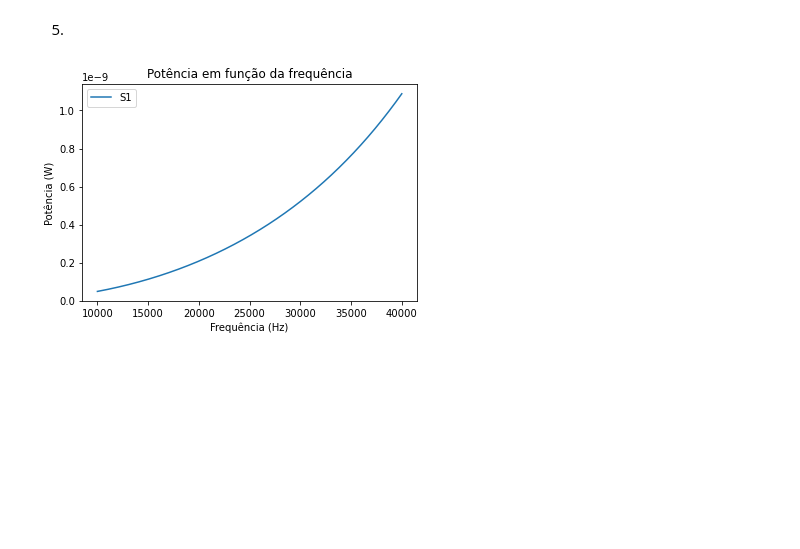
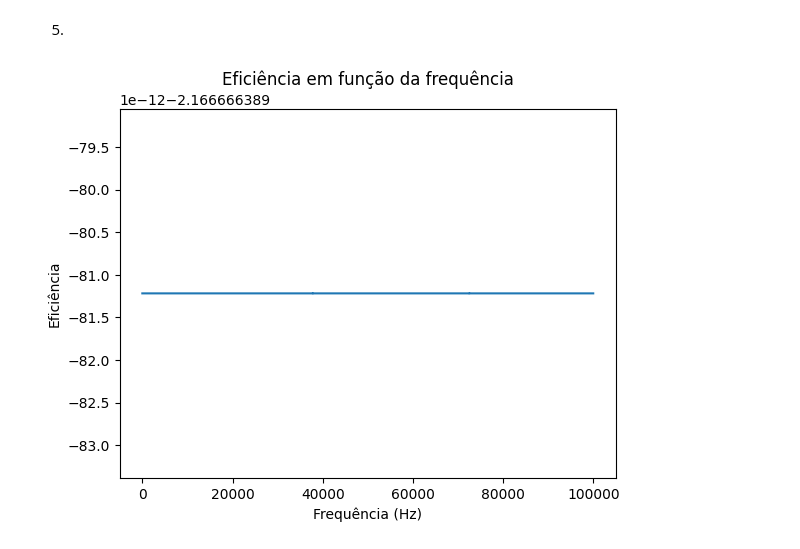
Before and after one commit to MatheusCastellucci/Projeto-Mamag, a Jupyter notebook: projeto.ipynb, the cells around one changed output. Saved outputs shown, nothing was run; the diff lists cells and outputs as text; code cells hidden in the pictures; blank space fills up the shorter version.

```diff
--- a/projeto.ipynb
+++ b/projeto.ipynb
@@ -47,9 +47,11 @@ M = k * sqrt(L1*L2)
 (22507.90790392765+0j)
 # %%
 def CalcularTransformador(Uf, Rc, f):
+
     w = 2*pi*f
     XL1=1j*w*L1
     XL2=1j*w*L2
+    M=k*sqrt(L1*L2)
     XM=1j*w*M
     XC1=1/(1j*w*C1)
     XC2=1/(1j*w*C2)
@@ -106,7 +123,7 @@ plt.show()
 # %% [markdown]
 5.
 # %%
-def CalcularTransformador2(Uf, Rc, f):
+def CalcularEficiencia(Uf, Rc, f):
     w = 2*pi*f
     XL1=1j*w*L1
     XL2=1j*w*L2
@@ -117,50 +134,51 @@ def CalcularTransformador2(Uf, Rc, f):
     Z=np.array([[R1+XL1+XC1, -XM],[-XM, XL2+R2+paralelo]])
     V=np.array([Uf,0])
     i=np.dot(linalg.inv(Z),V)
+    V1 = V[0]
     V2=i[1]*paralelo
+
+
+
     e1=-XL1*i1+XM*i2
     e2=-XM*i1+XL2*i2
-    return e1, e2
+    S1=V1/sqrt(2)*i1.conjugate()/sqrt(2)
+    S2=V2/sqrt(2)*i2.conjugate()/sqrt(2)
+
+    eficiencia = e1/e2
+    P1 = S1
+    P2 = S2
+
+    return eficiencia.real, P1, P2
 # %%
+listaS1 = []
+listaS2 = []
+listaef = []
 
-    listaS1 = []
-    listaS2 = []
-    listaeficiencia = []
+for f in listafr:
+    eficiencia, P1, P2 = CalcularEficiencia(Ufonte, Rc, f)
+    listaef.append(eficiencia)
+    listaS1.append(P1)
+    listaS2.append(P2)
 
-    for freq in listaf:
-        i1, i2, v2= CalcularTransformador(Ufonte, Rc, freq)
-        v1=Ufonte
-        e1, e2 = CalcularTransformador2(Ufonte, Rc, freq)
-        eficiencia = np.abs(e1/e2)
+plt.plot(listafr, listaef)
+plt.xlabel("Frequência (Hz)")
+plt.ylabel("Eficiência")
+plt.title("Eficiência em função da frequência")
+plt.show()
 
-        S1=v1/sqrt(2)*i1.conjugate()/sqrt(2)
-        S2=v2/sqrt(2)*i2.conjugate()/sqrt(2)
+plt.plot(listafr, listaS1, label="S1")
 
-        S1_real = S1.real
-        S2_real = S2.real
-        listaS1.append(S1_real)
-        listaS2.append(S2_real)
-        listaeficiencia.append(eficiencia)
+plt.xlabel("Frequência (Hz)")
+plt.ylabel("Potência (W)")
+plt.title("Potência em função da frequência")
+plt.legend()
+plt.show()
 
-    plt.plot(listaf, listaS1, label="S1")
-    plt.xlabel("Frequência (Hz)")
-    plt.ylabel("Potência (W)")
-    plt.title("Potência em função da frequência")
-    plt.legend()
-    plt.show()
-
-    plt.plot(listaf, listaS2, label="S2")
-    plt.xlabel("Frequência (Hz)")
-    plt.ylabel("Potência (W)")
-    plt.title("Potência em função da frequência")
-    plt.legend()
-    plt.show()
-
-    plt.plot(listaf, listaeficiencia, label="Eficiência")
-    plt.xlabel("Frequência (Hz)")
-    plt.ylabel("Eficiência")
-    plt.title("Eficiência em função da frequência")
-    plt.legend()
-    plt.show()
+plt.plot(listafr, listaS2, label="S2")
+plt.xlabel("Frequência (Hz)")
+plt.ylabel("Potência (W)")
+plt.title("Potência em função da frequência")
+plt.legend()
+plt.show()
 # %% [output]
-[figure, old version]
+[figure, new version]
```
Also changed, not shown: parts of 6 cells of this notebook.
